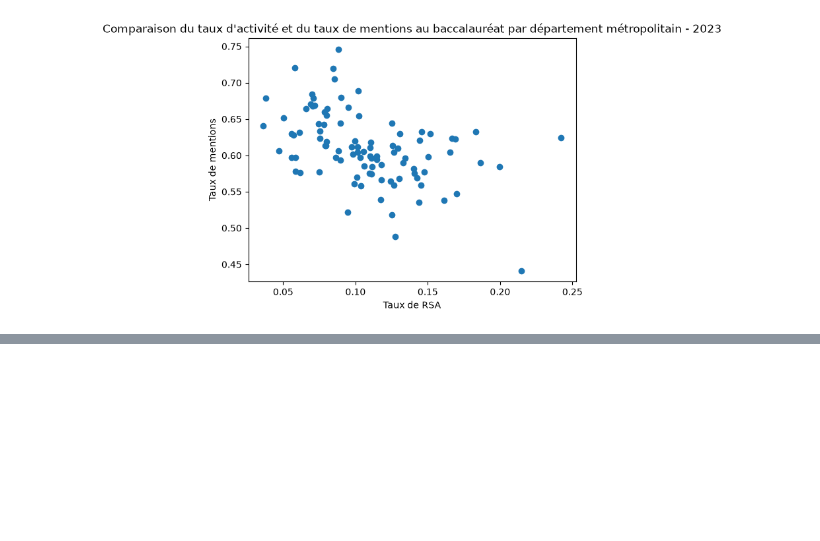
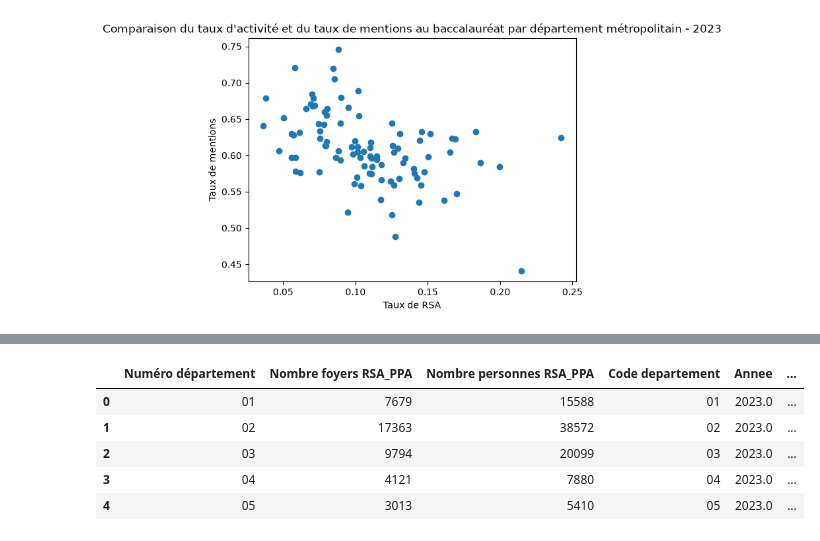
Before and after one commit to ma2nons/Projet-python, a Jupyter notebook: département/test_niveau dep.ipynb, the cells around one changed output, grey strips where cells are left out. Drawn from its saved outputs; the diff is of its cells as text; code cells hidden in the pictures; blank space fills up the shorter version.

```diff
--- a/département/test_niveau dep.ipynb
+++ b/département/test_niveau dep.ipynb
@@ -403,0 +456,9 @@ Text(0.5, 1.0, "Comparaison du taux d'activité et du taux de mentions au baccal
+# %%
+rsa_bac_metropole.head()
+# %% [output]
+|  | Numéro département | Nombre foyers RSA_PPA | Nombre personnes RSA_PPA | Code departement | Annee | ... |
+| 0 | 01 | 7679 | 15588 | 01 | 2023.0 | ... |
+| 1 | 02 | 17363 | 38572 | 02 | 2023.0 | ... |
+| 2 | 03 | 9794 | 20099 | 03 | 2023.0 | ... |
+| 3 | 04 | 4121 | 7880 | 04 | 2023.0 | ... |
+| 4 | 05 | 3013 | 5410 | 05 | 2023.0 | ... |
```
Also changed, not shown: parts of 14 cells of this notebook, 16 other files.
